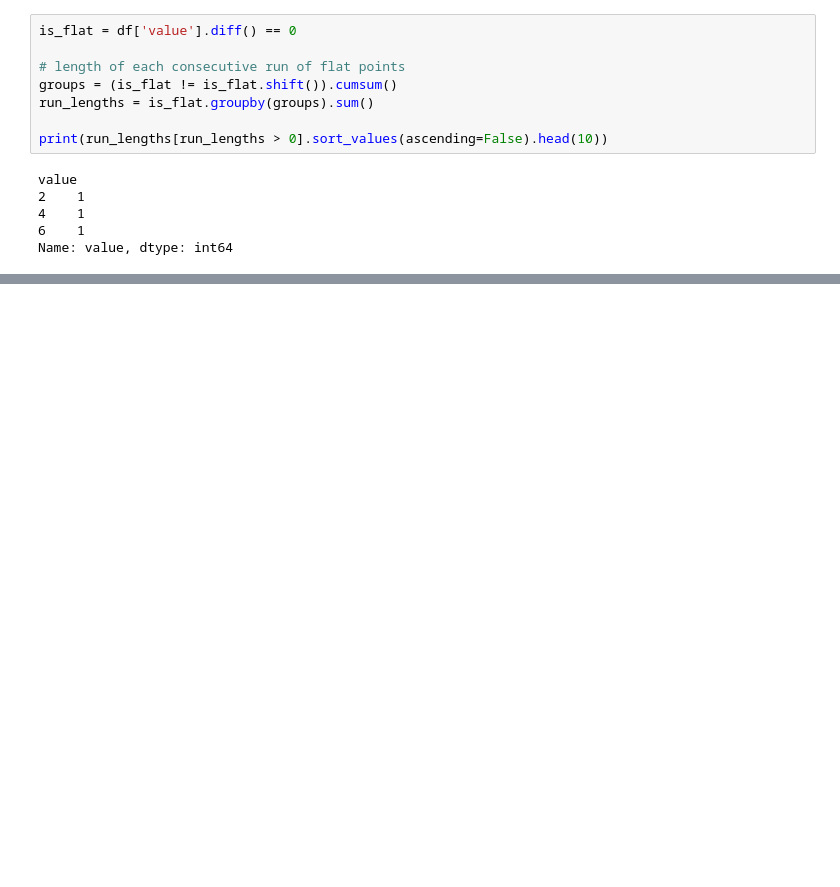
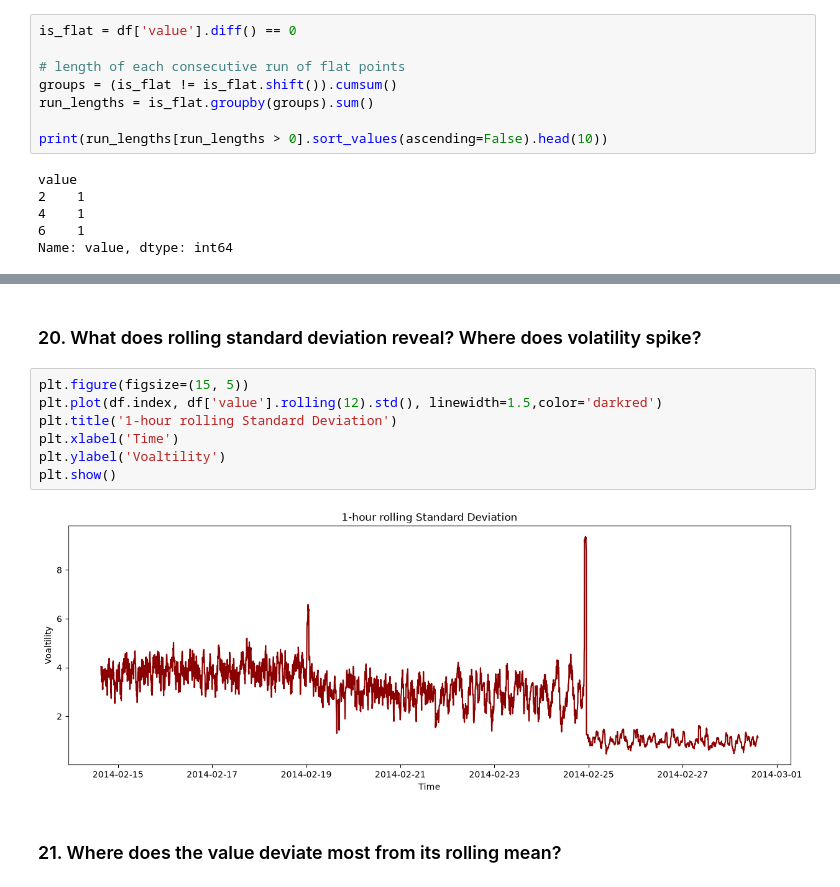
Before and after one commit to mukundnaramesh2605/Anomaly-detection-on-server-performance-metrics, a Jupyter notebook: EDA.ipynb, the cells around one changed output, grey strips where cells are left out. Cells and saved outputs as stored; diff of their text form; blank space fills up the shorter version.

```diff
--- a/EDA.ipynb
+++ b/EDA.ipynb
@@ -179,0 +193,13 @@ Name: value, dtype: int64
+# %% [markdown]
+### 20. What does rolling standard deviation reveal? Where does volatility spike?
+# %%
+plt.figure(figsize=(15, 5))
+plt.plot(df.index, df['value'].rolling(12).std(), linewidth=1.5,color='darkred')
+plt.title('1-hour rolling Standard Deviation')
+plt.xlabel('Time')
+plt.ylabel('Voaltility')
+plt.show()
+# %% [output]
+[figure, added]
+# %% [markdown]
+### 21. Where does the value deviate most from its rolling mean?
```
Also changed, not shown: parts of 4 cells of this notebook.
